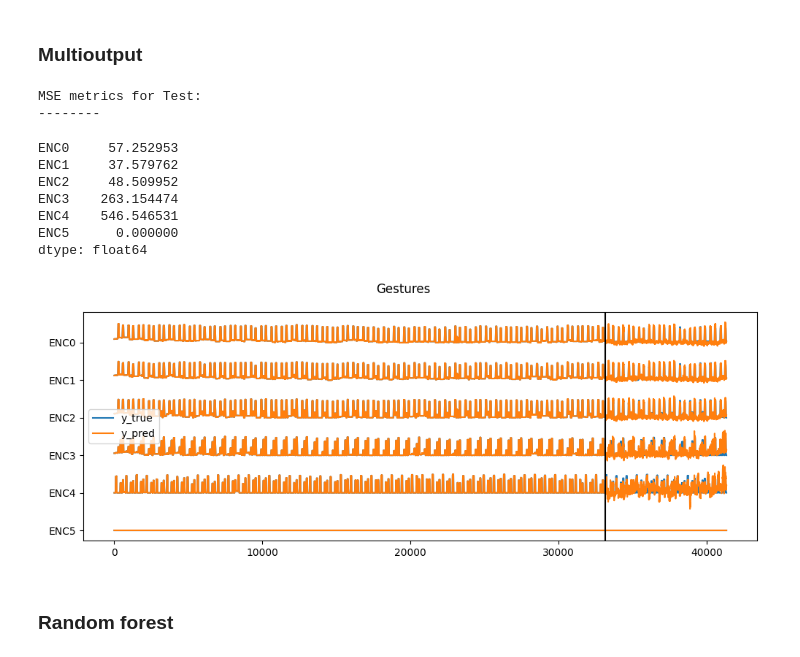
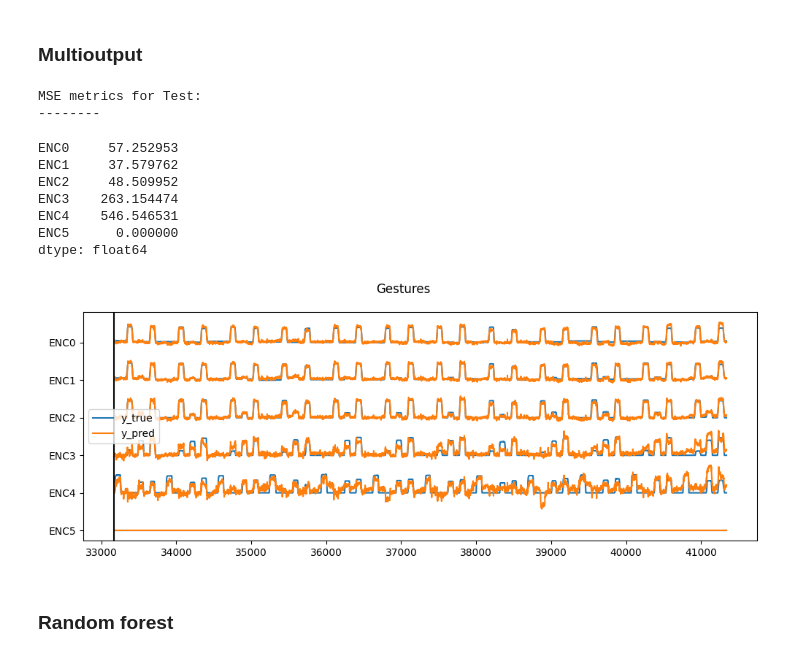
Before and after one commit to Internship-moto/Gestures_3, a Jupyter notebook: notebooks/Gestures_1.ipynb, the cells around one changed output. Saved outputs shown, nothing was run; the diff lists cells and outputs as text; code cells hidden in the pictures.

```diff
--- a/notebooks/Gestures_1.ipynb
+++ b/notebooks/Gestures_1.ipynb
@@ -327,33 +315,30 @@ dtype: float64
 # %% [markdown]
 ### Multioutput
 # %%
-from sklearn.multioutput import MultiOutputRegressor
-from sklearn.linear_model import Ridge
-
 Mout = MultiOutputRegressor(Ridge(random_state=seed_value))
 # Model training
 Mout.fit(X_train, y_train)
 
 # Predict target values
 y_pred = Mout.predict(X_test)
 y_pred = pd.DataFrame(y_pred, columns=GLOVE_CH, index=gestures_test['ts'])
 
 # Display metrics
 get_mse(y_test, y_pred)
 
 # Display comparison plot
-get_signals_comparison_plot(y_train, y_test, y_pred=y_pred)
+get_signals_comparison_plot(y_train, y_test, y_pred=y_pred, only_test=1)
 # %% [output]
 MSE metrics for Test:
 --------
 ENC0     57.252953
 ENC1     37.579762
 ENC2     48.509952
 ENC3    263.154474
 ENC4    546.546531
 ENC5      0.000000
 dtype: float64
-[figure, old version]
+[figure, new version]
 # %% [markdown]
 ### Random forest
 # %%
```
Also changed, not shown: parts of 5 cells of this notebook, 1 other file.
